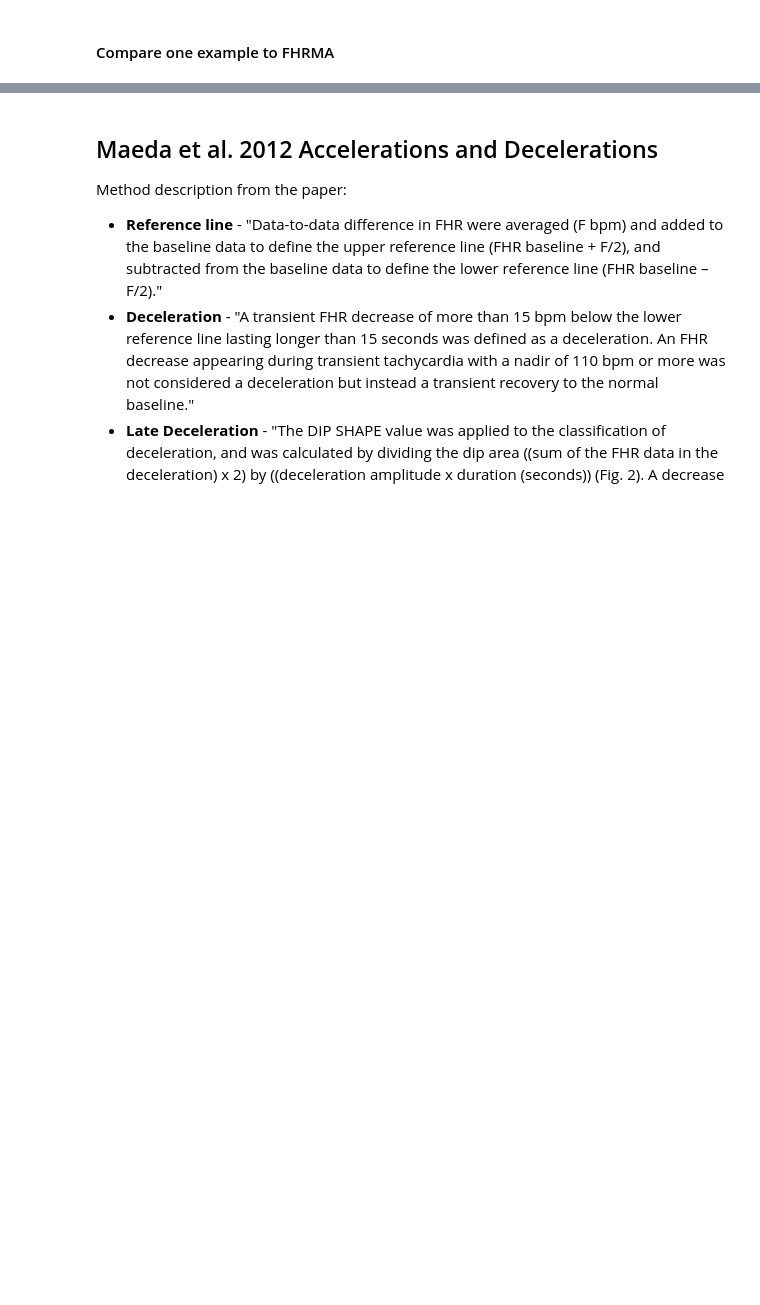
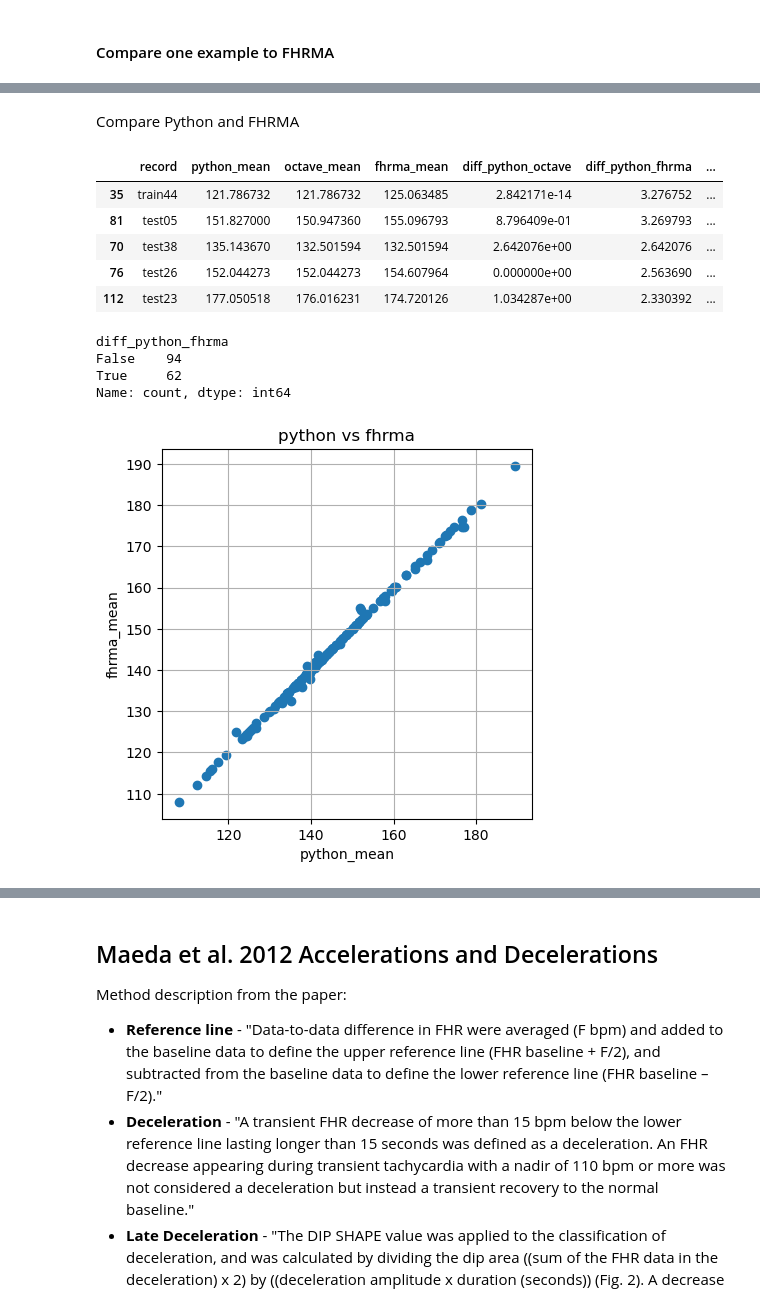
Before and after one commit to birth-outcomes/ctg_exploratory, a Jupyter notebook: 14_feature_extraction_maeda_2012.ipynb, the cells around one changed output, grey strips where cells are left out. Cells and saved outputs as stored; diff of their text form; code cells hidden in the pictures; blank space fills up the shorter version.

```diff
--- a/14_feature_extraction_maeda_2012.ipynb
+++ b/14_feature_extraction_maeda_2012.ipynb
@@ -430,0 +448,23 @@ compare_means(compare_mean_f, 'python_mean', 'fhrma_mean',
+# %% [markdown]
+Compare Python and FHRMA
+# %%
+# Preview dataframe, starting with records with the greatest difference
+display(compare_mean.sort_values(by='diff_python_fhrma', ascending=False).head())
+
+# Record how many are exactly the same
+display((compare_mean['diff_python_fhrma'] == 0).value_counts())
+
+# Present in a figure
+compare_means(compare_mean, 'python_mean', 'fhrma_mean', 'python vs fhrma')
+# %% [output]
+|  | record | python_mean | octave_mean | fhrma_mean | diff_python_octave | diff_python_fhrma | ... |
+| 35 | train44 | 121.786732 | 121.786732 | 125.063485 | 2.842171e-14 | 3.276752 | ... |
+| 81 | test05 | 151.827000 | 150.947360 | 155.096793 | 8.796409e-01 | 3.269793 | ... |
+| 70 | test38 | 135.143670 | 132.501594 | 132.501594 | 2.642076e+00 | 2.642076 | ... |
+| 76 | test26 | 152.044273 | 152.044273 | 154.607964 | 0.000000e+00 | 2.563690 | ... |
+| 112 | test23 | 177.050518 | 176.016231 | 174.720126 | 1.034287e+00 | 2.330392 | ... |
+diff_python_fhrma
+False    94
+True     62
+Name: count, dtype: int64
+[figure, added]
```
Also changed, not shown: parts of 16 cells of this notebook.
